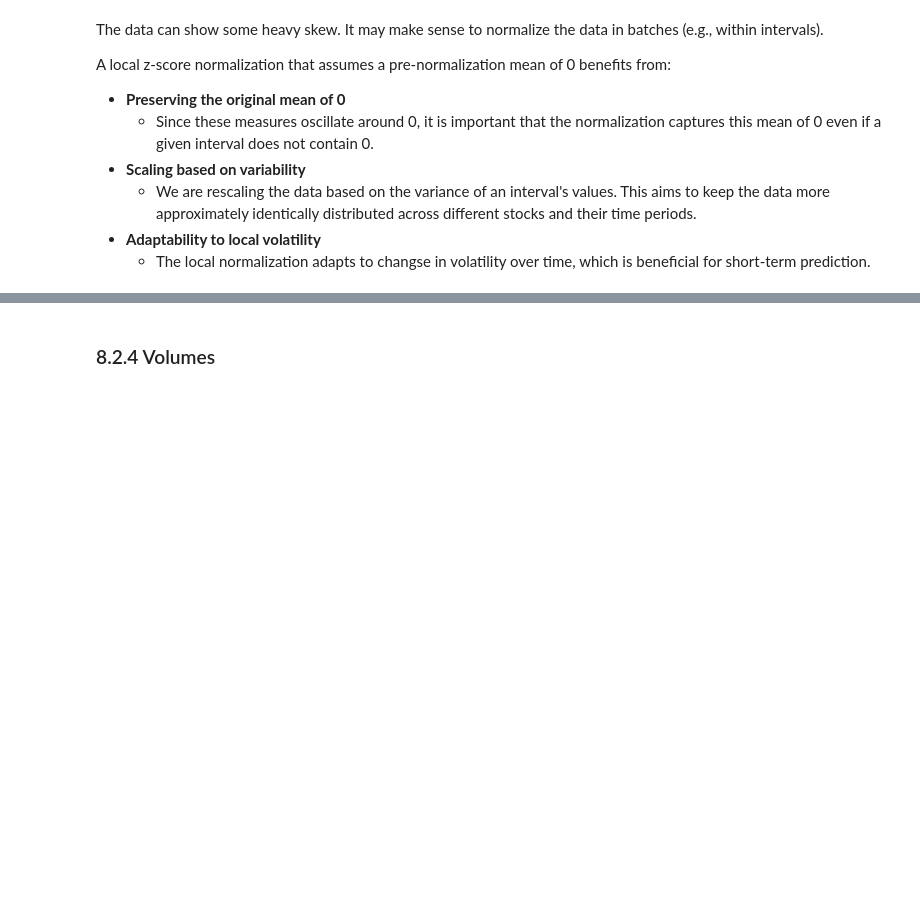
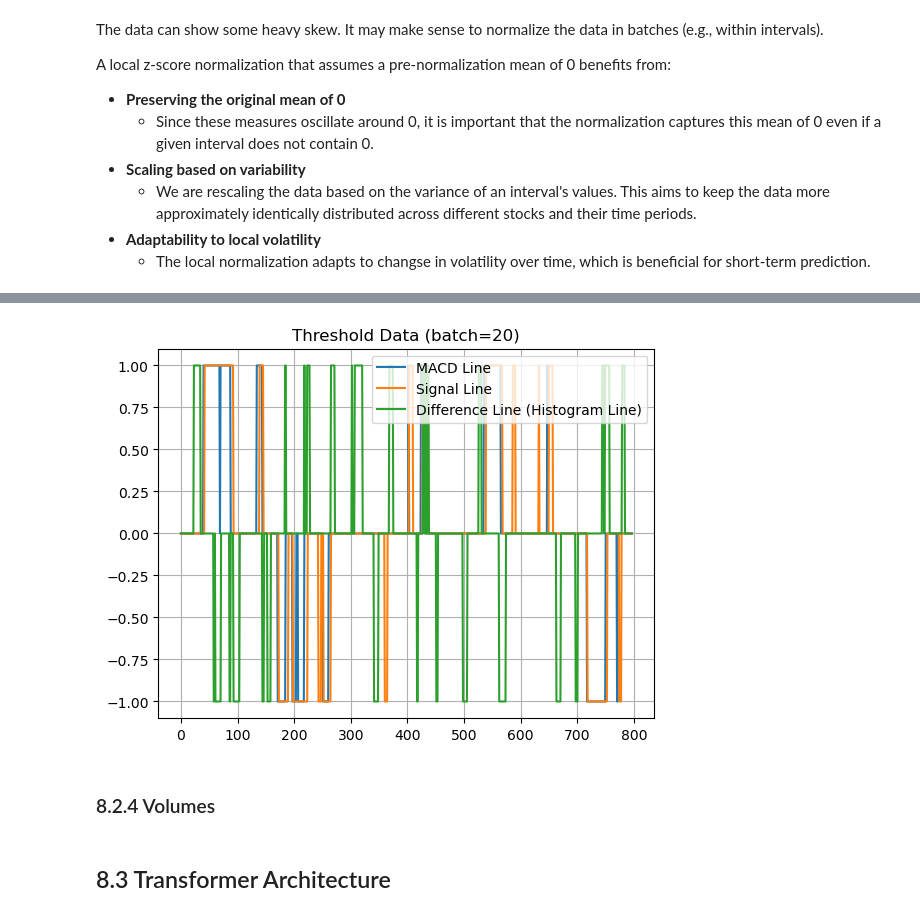
Before and after one commit to tranjm4/rnn_stock_predictor, a Jupyter notebook: model/model.ipynb, the cells around one changed output, grey strips where cells are left out. Saved outputs shown, nothing was run; the diff lists cells and outputs as text; code cells hidden in the pictures; blank space fills up the shorter version.

```diff
--- a/model/model.ipynb
+++ b/model/model.ipynb
@@ -908,9 +1426,3 @@ def add_derived_features(data: list[torch.Tensor]) -> list[torch.Tensor]:
     return data
 # %% [markdown]
 ## 8.2 Normalizing/Standardizing Data
-# %%
-all_symbols = database.get_all_symbols()
-sampled_symbols = random.sample(all_symbols, 5)
-data = get_data(sampled_symbols, end_date="2023-01-01")
-closing_prices = [torch.clone(x[:, 1]) for x in data]
-data = add_derived_features(data)
@@ -1032,2 +1553,38 @@ We can observe that the data has been successfully rescaled to a consistent rang
+# %%
+def threshold_macd(sequences: torch.Tensor, threshold: float=0.5) -> torch.Tensor:
+    """
+    Given a tensor of sequences, masks the sequences' MACD values
+    with a specified threshold (default 0.5).
+    Similar to ReLU, values between (-threshold, threshold) are 0.
+    Otherwise, they remain the same.
+    """
+
+    result = torch.zeros_like(sequences[:,:,5:8])
+
+    result = torch.where(sequences[:,:,5:8] >= 0.5, torch.tensor(1.0), result)
+    result = torch.where(sequences[:,:,5:8] <= -0.5, torch.tensor(-1.0), result)
+    sequences[:,:,5:8] = result
+
+    return sequences
+# %%
+x = threshold_macd(dataset.sequences)
+new_macd_line = []
+new_signal_line = []
+new_histogram_line = []
+for i in range(len(dataset.sequences)):
+    new_macd_line.append(dataset.sequences[i][-1][5])
+    new_signal_line.append(dataset.sequences[i][-1][6])
+    new_histogram_line.append(dataset.sequences[i][-1][7])
+
+plt.plot(new_macd_line, label="MACD Line")
+plt.plot(new_signal_line, label="Signal Line")
+plt.plot(new_histogram_line, label="Difference Line (Histogram Line)")
+plt.grid(True)
+plt.legend(loc="upper right")
+plt.title("Threshold Data (batch=20)")
+
+plt.show()
+# %% [output]
+[figure, added]
 # %% [markdown]
 ### 8.2.4 Volumes
@@ -1037,0 +1608,2 @@ data
+# %% [markdown]
+## 8.3 Transformer Architecture
```
Also changed, not shown: parts of 50 cells of this notebook.
